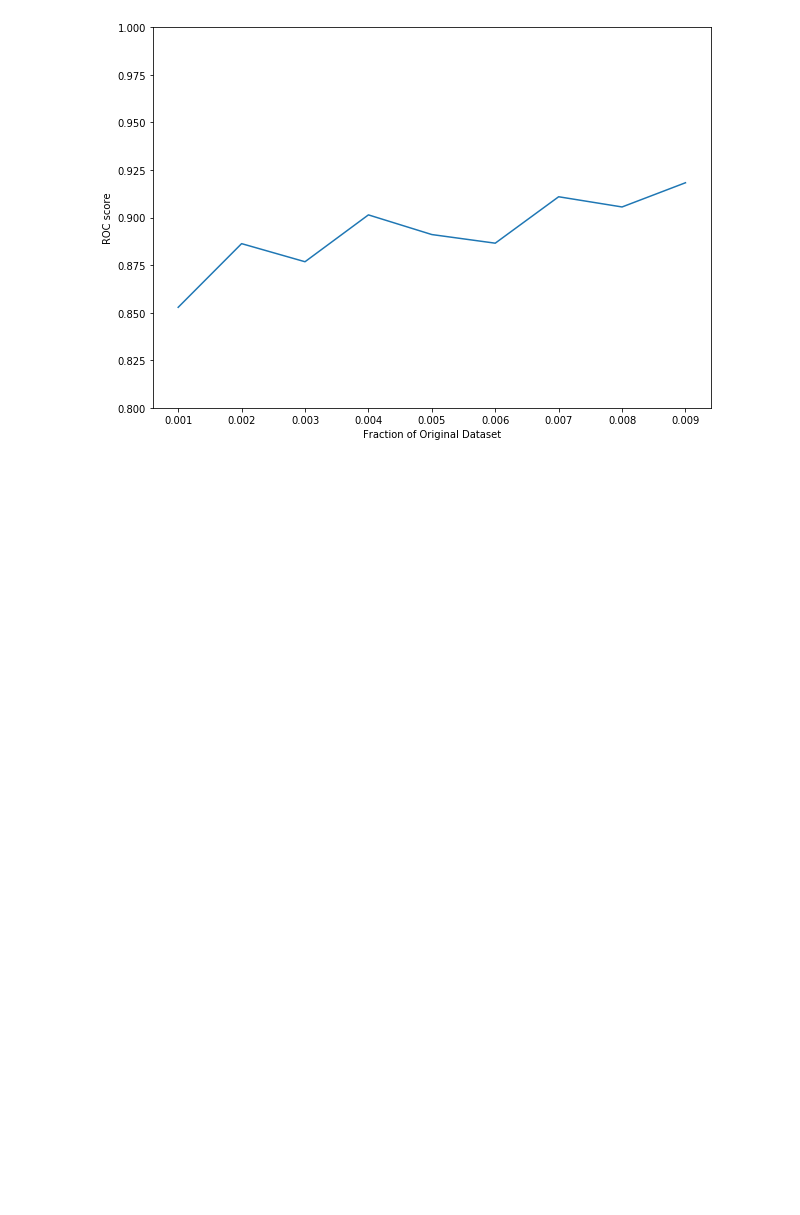
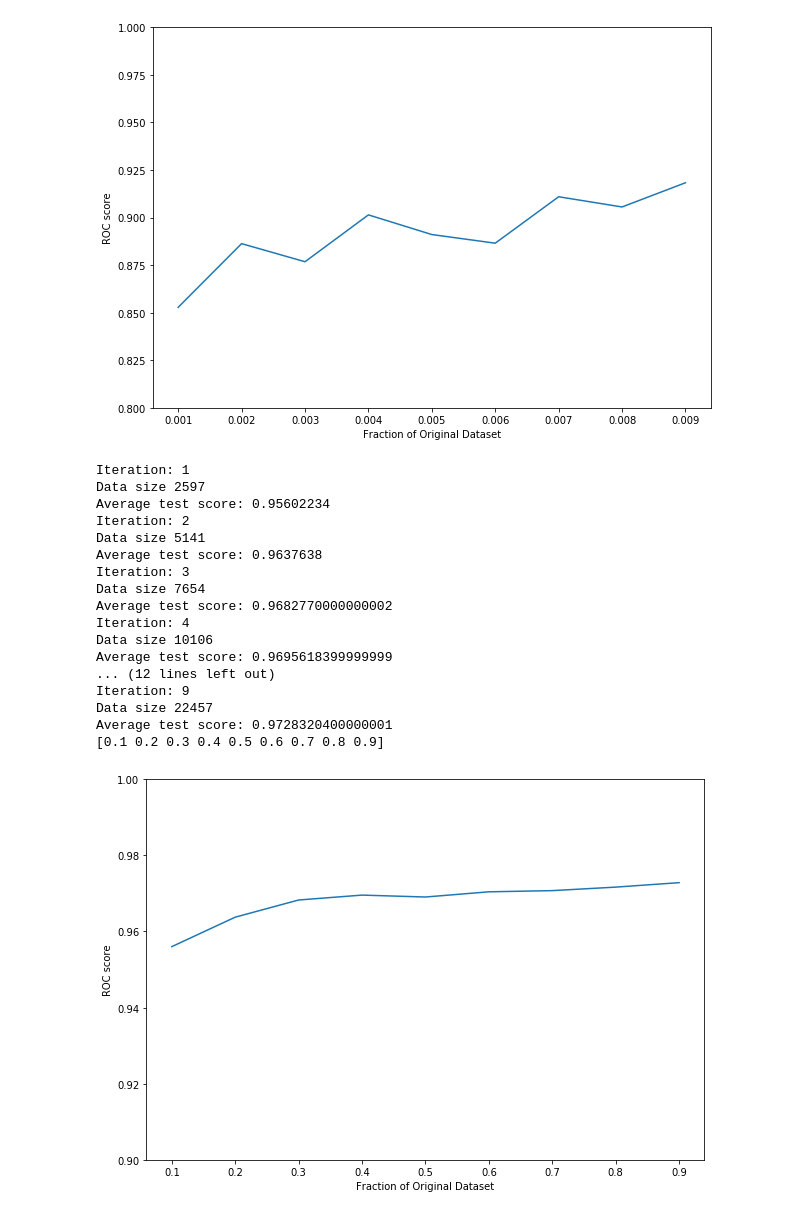
Before and after one commit to dtamayo/MLstability, a Jupyter notebook: Analysis/Old_Tuning_Notebooks/Performance vs Dataset Size.ipynb, the cells around one changed output. Cells and saved outputs as stored; diff of their text form; code cells hidden in the pictures; blank space fills up the shorter version.

Commit message:
Performacne vs dataset size

```diff
--- a/Analysis/Old_Tuning_Notebooks/Performance vs Dataset Size.ipynb
+++ b/Analysis/Old_Tuning_Notebooks/Performance vs Dataset Size.ipynb
@@ -151,3 +151,62 @@ Percent Stable 0.42168674698795183
 Average test score: 0.9182837001311932
 [0.001 0.002 0.003 0.004 0.005 0.006 0.007 0.008 0.009]
 [figure]
+# %%
+def data_set_size_cv(order_of_mag, yrange= None):
+    # use the first i splits for training, and remaining for testing
+    np.random.seed(0)
+    indices = np.random.random(size = X.shape[0])
+    #print(indices[:10])
+    cv_outscore = np.zeros(9)
+    for i in range(1, 10):
+        thresh =i*order_of_mag
+        slices = indices<thresh
+        train_data = X.loc[slices]
+        test_data = X.loc[~slices]
+        train_y = y[slices]
+        test_y = y[~slices]
+
+        # run cv on train data
+        train_data = xgb.DMatrix(train_data, label=train_y)
+        test_data = xgb.DMatrix(test_data)
+        vals = xgb.cv(params= params, dtrain=train_data, num_boost_round=10, nfold=5, stratified=True, metrics = "auc")
+        #bst = xgb.train(params, dtrain=train_data)
+        preds = bst.predict(test_data)
+        print("Iteration: {}".format(i))
+        print("Data size", train_data.num_row())
+        #print("Percent Stable", len(np.where(train_y==1)[0])/train_data.num_row())
+        print("Average test score: {}".format(vals["test-auc-mean"].mean()))
+        cv_outscore[i-1]= vals["test-auc-mean"].mean()
+
+    data_inc = np.arange(1, 10)*order_of_mag
+    print(data_inc)
+    plt.figure(figsize=(10, 7))
+    #plt.plot(data_inc, hold_outscore, label = "Holdout score")
+    plt.plot(data_inc, cv_outscore, label = "Holdout Score")
+    plt.xlabel("Fraction of Original Dataset")
+    plt.ylabel("ROC score") # not area under precision recall curve, thats slightly different, and isnt supported by xgb cv
+    if yrange ==None:
+        plt.ylim([0.9,1])
+    else:
+        plt.ylim(yrange)
+    plt.show()
+data_set_size_cv(0.1)
+# %% [output]
+Iteration: 1
+Data size 2597
+Average test score: 0.95602234
+Iteration: 2
+Data size 5141
+Average test score: 0.9637638
+Iteration: 3
+Data size 7654
+Average test score: 0.9682770000000002
+Iteration: 4
+Data size 10106
+Average test score: 0.9695618399999999
+... (12 lines left out)
+Iteration: 9
+Data size 22457
+Average test score: 0.9728320400000001
+[0.1 0.2 0.3 0.4 0.5 0.6 0.7 0.8 0.9]
+[figure, added]
```
Also changed, not shown: parts of 1 cell of this notebook.
